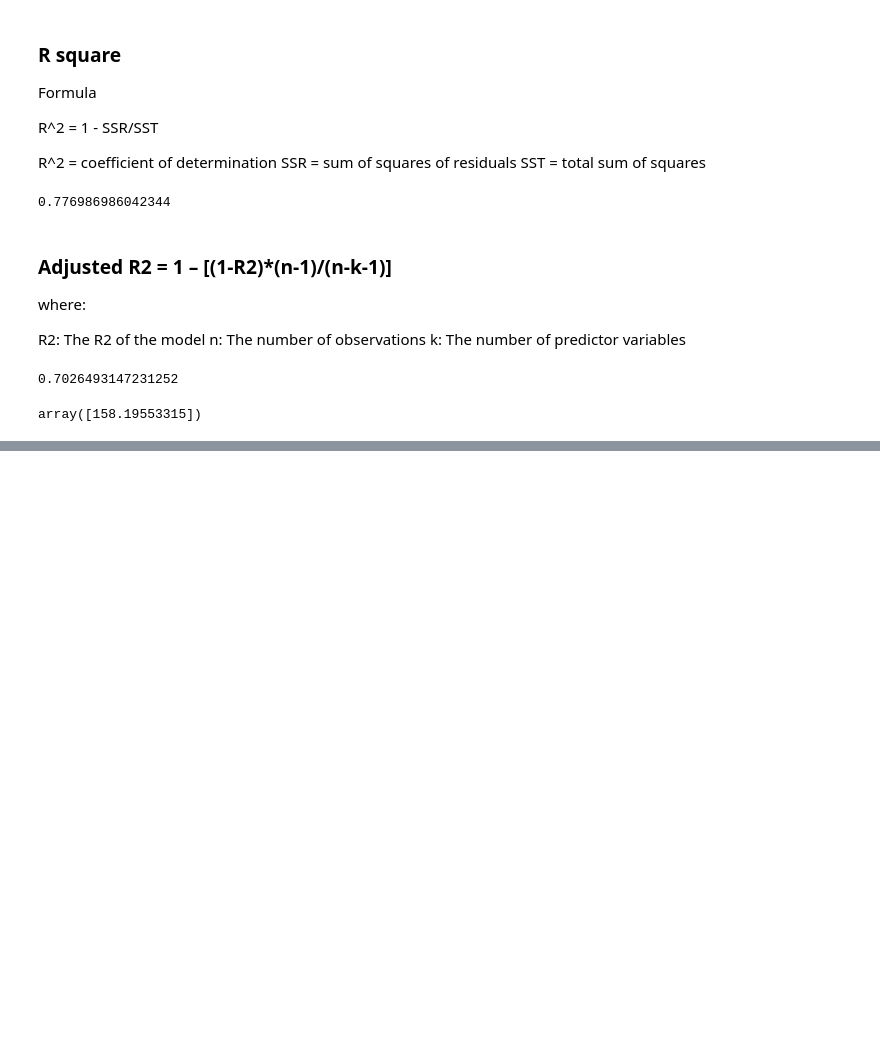
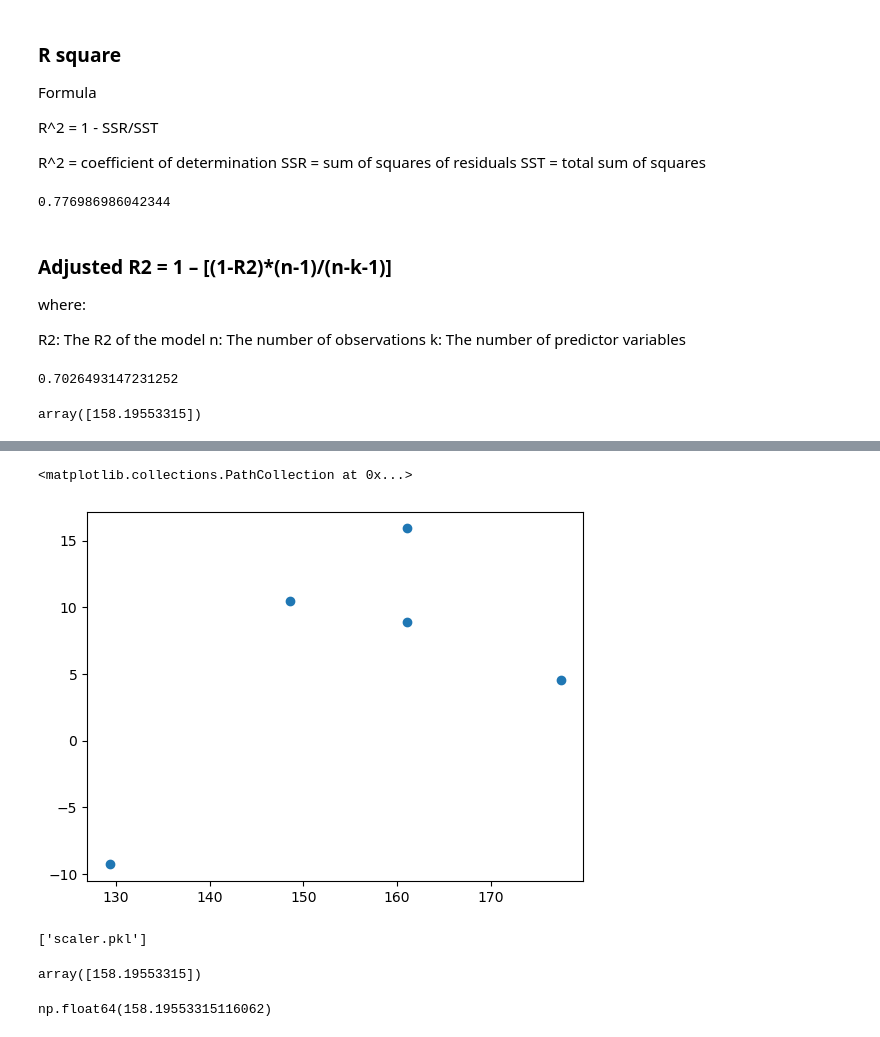
Before and after one commit to Niraj7272/DataScience, a Jupyter notebook: Practice/Machine_Learning/Simple Linear Regression Project/simple linear regression.ipynb, the cells around one changed output, grey strips where cells are left out. Drawn from its saved outputs; the diff is of its cells as text; code cells hidden in the pictures; blank space fills up the shorter version.

```diff
--- a/Practice/Machine_Learning/Simple Linear Regression Project/simple linear regression.ipynb
+++ b/Practice/Machine_Learning/Simple Linear Regression Project/simple linear regression.ipynb
@@ -172,0 +200,28 @@ array([158.19553315])
+# %%
+## Scatter plot with respect to prediction and residuals
+## uniform distribution
+plt.scatter(y_pred_test,residuals)
+# %% [output]
+<matplotlib.collections.PathCollection at 0x...>
+[figure, added]
+# %%
+# Save these two models for future use
+import joblib
+
+joblib.dump(regressor,'simple_linear_regression_model.pkl')
+joblib.dump(scaler,'scaler.pkl')
+# %% [output]
+['scaler.pkl']
+# %%
+# To load the model and scaler in future
+regressor_loaded=joblib.load('simple_linear_regression_model.pkl')
+scaler_loaded=joblib.load('scaler.pkl')
+
+# Predicting with the loaded model
+regressor_loaded.predict(scaler_loaded.transform([[75]]))
+# %% [output]
+array([158.19553315])
+# %%
+regressor_loaded.predict(scaler_loaded.transform([[75]]))[0]
+# %% [output]
+np.float64(158.19553315116062)
```
Also changed, not shown: parts of 11 cells of this notebook, 3 other files.
